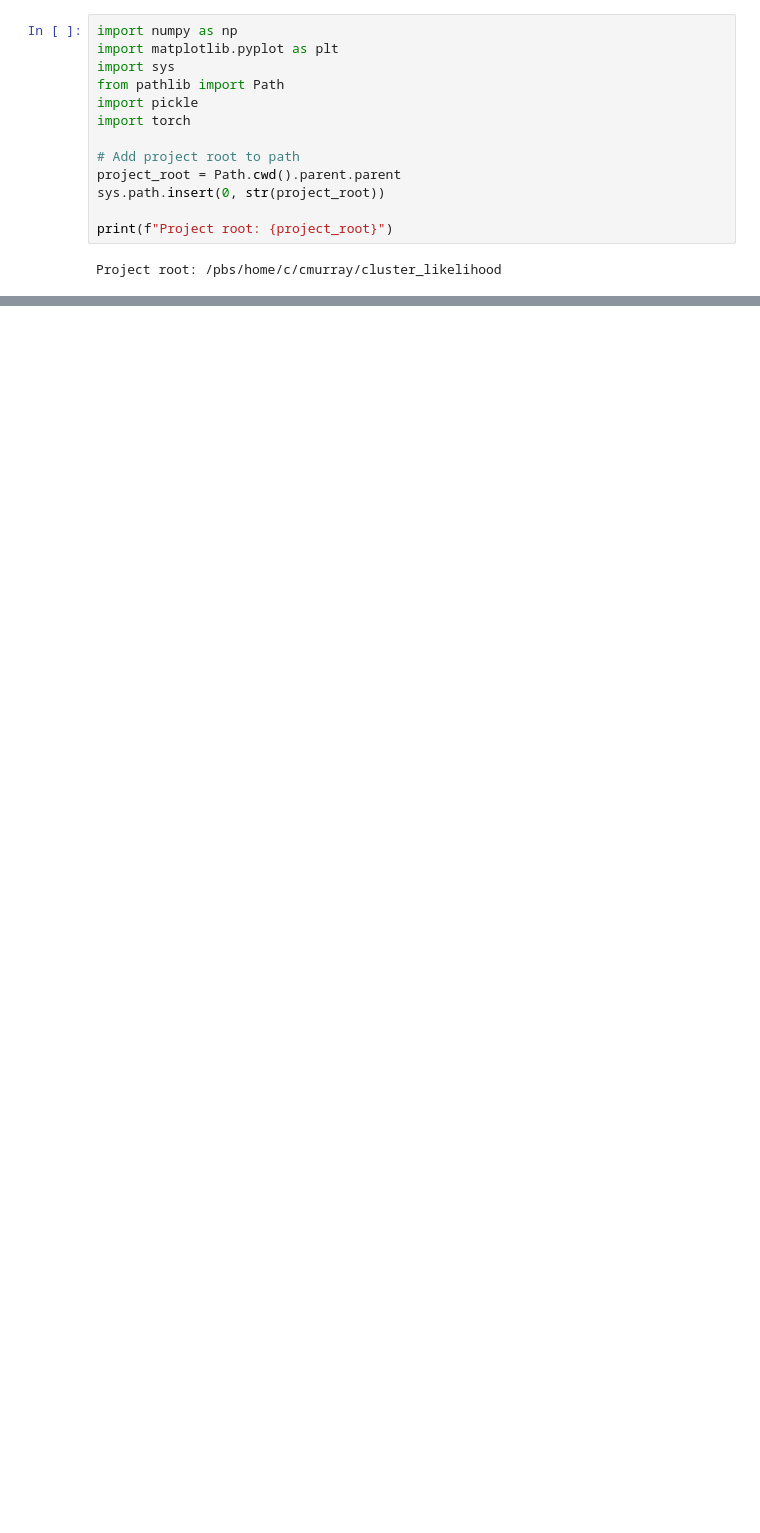
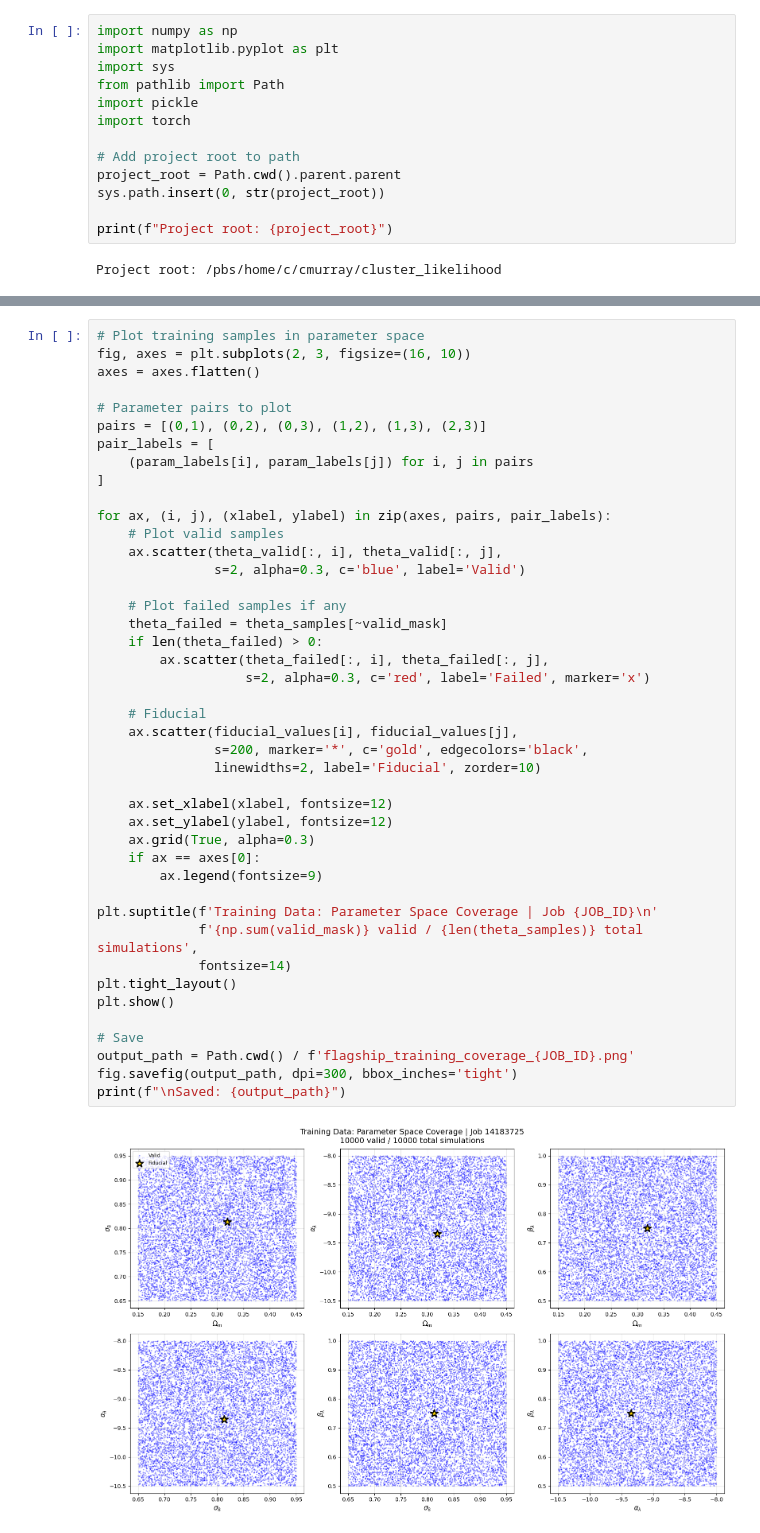
Before and after one commit to calumhrmurray/capish, a Jupyter notebook: notebooks/calum/flagship_posteriors.ipynb, the cells around one changed output, grey strips where cells are left out. Saved outputs shown, nothing was run; the diff lists cells and outputs as text; blank space fills up the shorter version.

```diff
--- a/notebooks/calum/flagship_posteriors.ipynb
+++ b/notebooks/calum/flagship_posteriors.ipynb
@@ -439,0 +427,45 @@ The posterior provides constraints on cosmological parameters (Omega_m, sigma8)
+# %%
+# Plot training samples in parameter space
+fig, axes = plt.subplots(2, 3, figsize=(16, 10))
+axes = axes.flatten()
+
+# Parameter pairs to plot
+pairs = [(0,1), (0,2), (0,3), (1,2), (1,3), (2,3)]
+pair_labels = [
+    (param_labels[i], param_labels[j]) for i, j in pairs
+]
+
+for ax, (i, j), (xlabel, ylabel) in zip(axes, pairs, pair_labels):
+    # Plot valid samples
+    ax.scatter(theta_valid[:, i], theta_valid[:, j],
+               s=2, alpha=0.3, c='blue', label='Valid')
+
+    # Plot failed samples if any
+    theta_failed = theta_samples[~valid_mask]
+    if len(theta_failed) > 0:
+        ax.scatter(theta_failed[:, i], theta_failed[:, j],
+                   s=2, alpha=0.3, c='red', label='Failed', marker='x')
+
+    # Fiducial
+    ax.scatter(fiducial_values[i], fiducial_values[j],
+               s=200, marker='*', c='gold', edgecolors='black',
+               linewidths=2, label='Fiducial', zorder=10)
+
+    ax.set_xlabel(xlabel, fontsize=12)
+    ax.set_ylabel(ylabel, fontsize=12)
+    ax.grid(True, alpha=0.3)
+    if ax == axes[0]:
+        ax.legend(fontsize=9)
+
+plt.suptitle(f'Training Data: Parameter Space Coverage | Job {JOB_ID}\n'
+             f'{np.sum(valid_mask)} valid / {len(theta_samples)} total simulations',
+             fontsize=14)
+plt.tight_layout()
+plt.show()
+
+# Save
+output_path = Path.cwd() / f'flagship_training_coverage_{JOB_ID}.png'
+fig.savefig(output_path, dpi=300, bbox_inches='tight')
+print(f"\nSaved: {output_path}")
+# %% [output]
+[figure, added]
```
Also changed, not shown: parts of 42 cells of this notebook, 24 other files.
